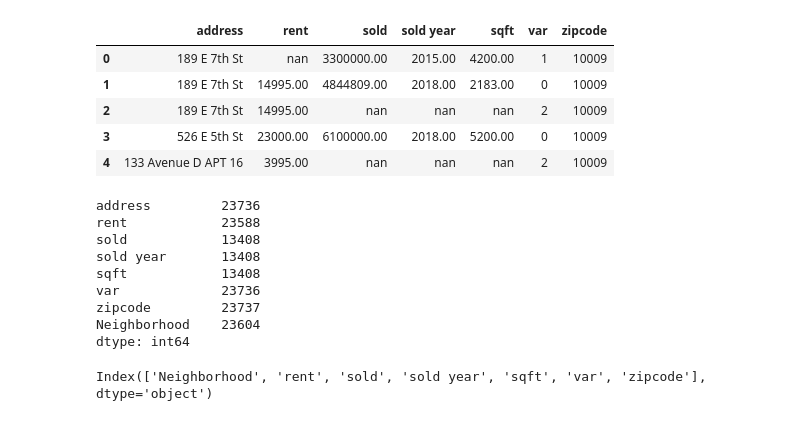
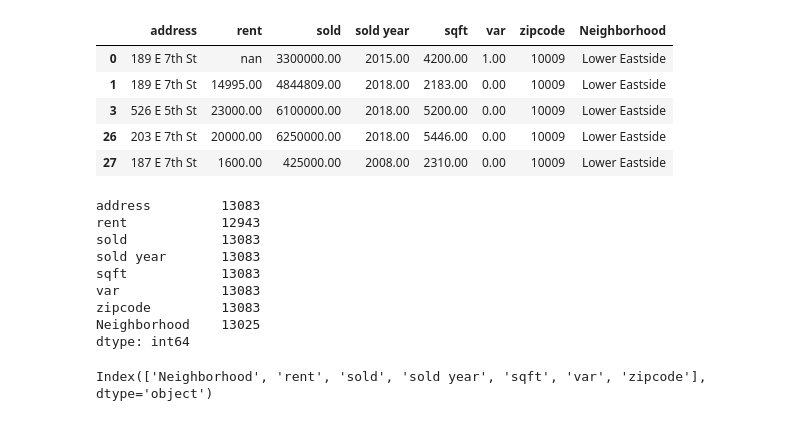
Before and after one commit to llessa13/project_titan, a Jupyter notebook: RentvSales.ipynb, the cells around one changed output. Drawn from its saved outputs; the diff is of its cells as text; code cells hidden in the pictures.

```diff
--- a/RentvSales.ipynb
+++ b/RentvSales.ipynb
@@ -24,10 +32,13 @@ Index(['Neighborhood', 'zipcode'], dtype='object')
 # %%
 zillow_df = zillow_df.drop(columns='Unnamed: 0', axis=1) # axis 0 for row and axis 1 for column
+zillow_df = pd.merge(zillow_df, zipcode_df, on="zipcode", how="outer")
+# zillow_df = zillow_df[(zillow_df.loc[:,"sold"] > 100000) & (zillow_df.loc[:,"sold"] < 10000000)]
+zillow_df = zillow_df[zillow_df.loc[:,"sold"] > 100000]
 zillow_df.head()
 # %% [output]
-|  | address | rent | sold | sold year | sqft | var | zipcode |
-| 0 | 189 E 7th St | nan | 3300000.00 | 2015.00 | 4200.00 | 1 | 10009 |
-| 1 | 189 E 7th St | 14995.00 | 4844809.00 | 2018.00 | 2183.00 | 0 | 10009 |
-| 2 | 189 E 7th St | 14995.00 | nan | nan | nan | 2 | 10009 |
-| 3 | 526 E 5th St | 23000.00 | 6100000.00 | 2018.00 | 5200.00 | 0 | 10009 |
-| 4 | 133 Avenue D APT 16 | 3995.00 | nan | nan | nan | 2 | 10009 |
+|  | address | rent | sold | sold year | sqft | var | zipcode | Neighborhood |
+| 0 | 189 E 7th St | nan | 3300000.00 | 2015.00 | 4200.00 | 1.00 | 10009 | Lower Eastside |
+| 1 | 189 E 7th St | 14995.00 | 4844809.00 | 2018.00 | 2183.00 | 0.00 | 10009 | Lower Eastside |
+| 3 | 526 E 5th St | 23000.00 | 6100000.00 | 2018.00 | 5200.00 | 0.00 | 10009 | Lower Eastside |
+| 26 | 203 E 7th St | 20000.00 | 6250000.00 | 2018.00 | 5446.00 | 0.00 | 10009 | Lower Eastside |
+| 27 | 187 E 7th St | 1600.00 | 425000.00 | 2008.00 | 2310.00 | 0.00 | 10009 | Lower Eastside |
@@ -36,14 +45,14 @@ zillow_df = pd.merge(zillow_df, zipcode_df, on="zipcode", how="outer")
 # %%
 zillow_df.count()
 # %% [output]
-address         23736
-rent            23588
-sold            13408
-sold year       13408
-sqft            13408
-var             23736
-zipcode         23737
-Neighborhood    23604
+address         13083
+rent            12943
+sold            13083
+sold year       13083
+sqft            13083
+var             13083
+zipcode         13083
+Neighborhood    13025
 dtype: int64
 # %%
 rent_df = zillow_df.groupby("Neighborhood", as_index=False).median()
```
Also changed, not shown: parts of 39 cells of this notebook, 5 other files.
